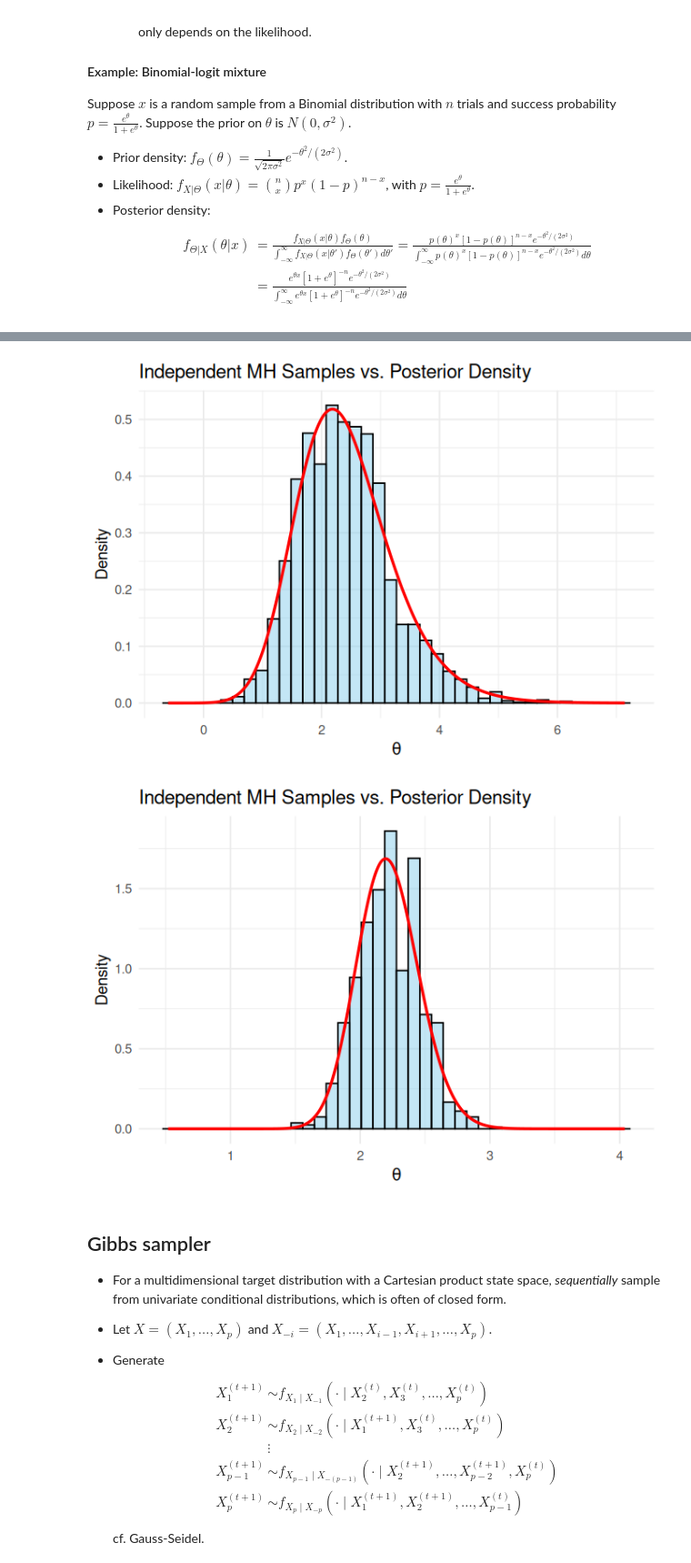
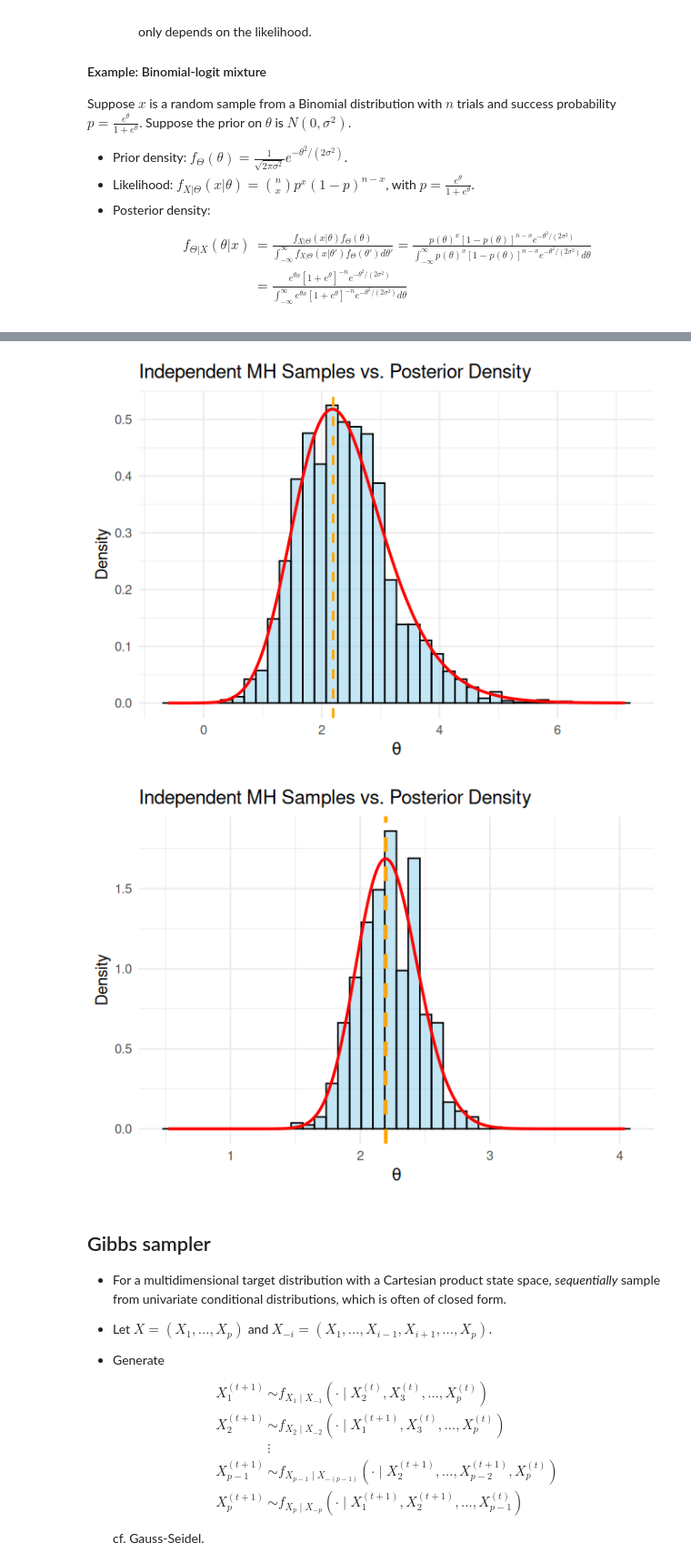
Before and after one commit to won-j/M1399_000100-lecture11, a Jupyter notebook: mcmc.ipynb, the cells around one changed output, grey strips where cells are left out. Shown at 91% size. Drawn from its saved outputs; the diff is of its cells as text; code cells hidden in the pictures.

```diff
--- a/mcmc.ipynb
+++ b/mcmc.ipynb
@@ -457,10 +457,12 @@ plot_posterior <- function(posterior_df, target_log_density) {
 set.seed(2020)
 sigma <- 10
 my_prop <- independent_normal_proposal(prop_sd = sigma)
-my_target1 <- log_binom_logit_posterior(x = 18, n = 20, sigma = sigma)
+my_target1 <- log_binom_logit_posterior(x = 18, n = 20,
+                                        sigma = sigma)
 fit1 <- MH_sampler(target_log_density = my_target1,
   proposal = my_prop, N = 20000, burn_in = 2000,
   thin = 5)
 posterior_df1 <- data.frame(theta = fit1$theta)
-cat("Acceptance rate = ", fit1$acceptance_rate, ", Sample size = ", length(fit1$theta), "\n")
+cat("Acceptance rate = ", fit1$acceptance_rate, ",
+    Sample size = ", length(fit1$theta), "\n")
 # %% [output]
@@ -468,8 +472,11 @@ Acceptance rate =  0.09155458 , Sample size =  3600 Acceptance rate =  0.0296514
-# %%
-plot_posterior(posterior_df1, target_log_density = my_target1)
-# %% [output]
-[figure, removed]
-[figure, removed]
+# %%
+p_mle <- 18/20; theta_mle = log(p_mle/(1-p_mle))
+p1 <- plot_posterior(posterior_df1, target_log_density = my_target1)
+p1 + geom_vline(xintercept = theta_mle, linetype = "dashed",
+                linewidth = 1, color = "orange")
+# %% [output]
+[figure, added]
+[figure, added]
 # %% [markdown]
 ## Gibbs sampler
 
```
Also changed, not shown: parts of 3 cells of this notebook, 2 other files.
